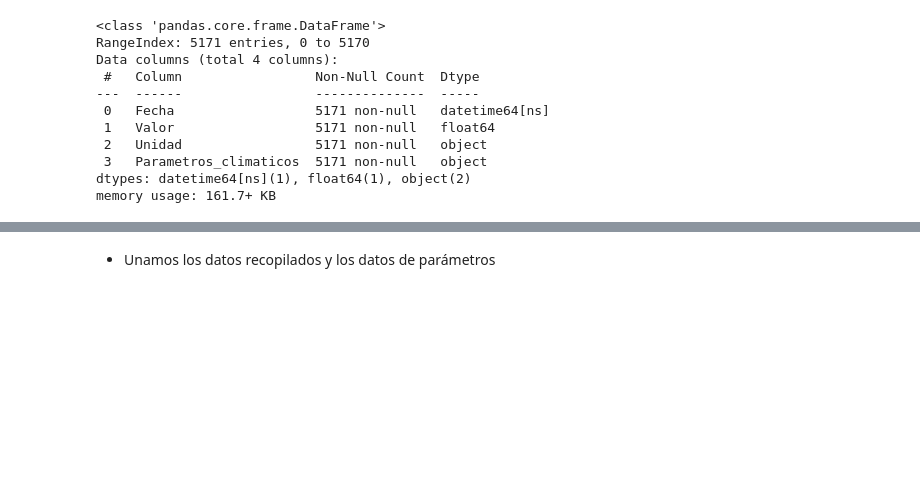
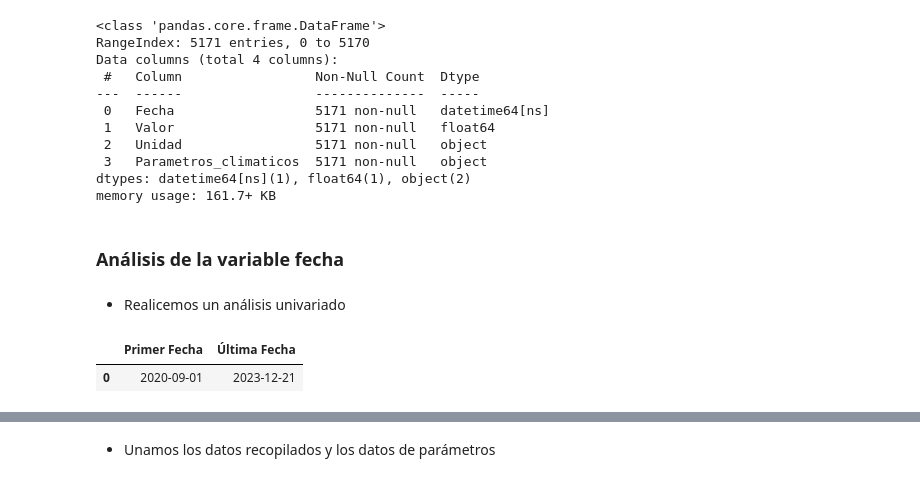
Before and after one commit to cdeoroaguado/jb_aet_pm10_25, a Jupyter notebook: _sources/1_etl.ipynb, the cells around one changed output, grey strips where cells are left out. Saved outputs shown, nothing was run; the diff lists cells and outputs as text; code cells hidden in the pictures; blank space fills up the shorter version.

```diff
--- a/_sources/1_etl.ipynb
+++ b/_sources/1_etl.ipynb
@@ -107,3 +107,17 @@ Data columns (total 4 columns):
  3   Parametros_climaticos  5171 non-null   object
 dtypes: datetime64[ns](1), float64(1), object(2)
 memory usage: 161.7+ KB
+# %% [markdown]
+### **Análisis de la variable fecha**
+# %% [markdown]
+* Realicemos un análisis univariado
+# %%
+fecha_info = pd.DataFrame({
+    'Primer Fecha': [datos_recopilados['Fecha'].min()],
+    'Última Fecha': [datos_recopilados['Fecha'].max()]
+})
+
+fecha_info
+# %% [output]
+|  | Primer Fecha | Última Fecha |
+| 0 | 2020-09-01 | 2023-12-21 |
```
Also changed, not shown: parts of 7 cells of this notebook, 3 other files.
